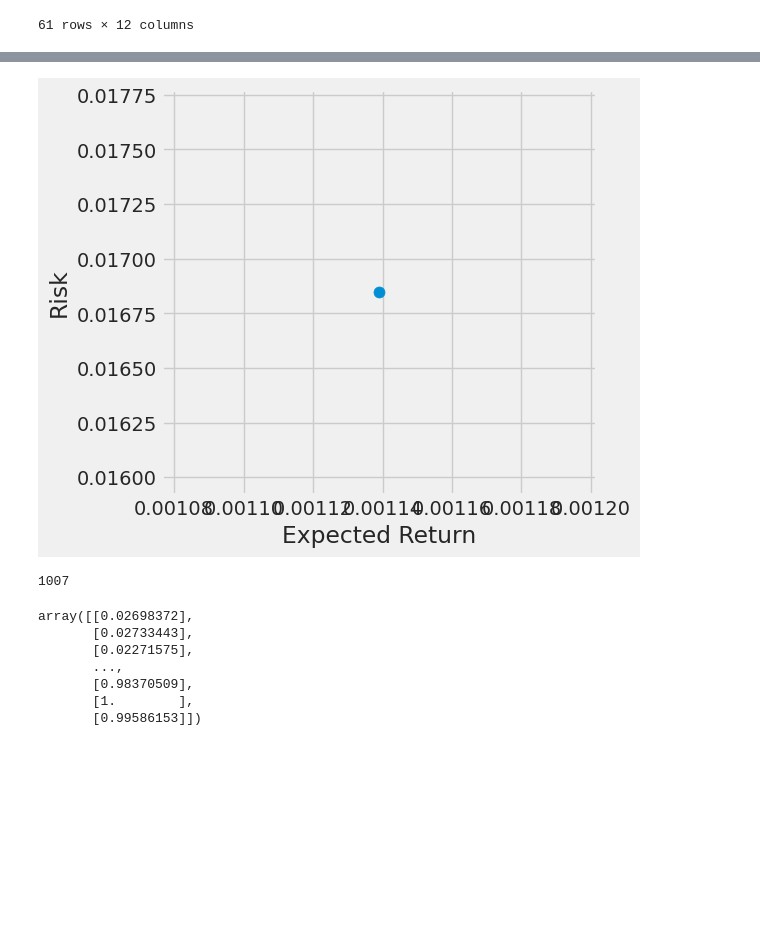
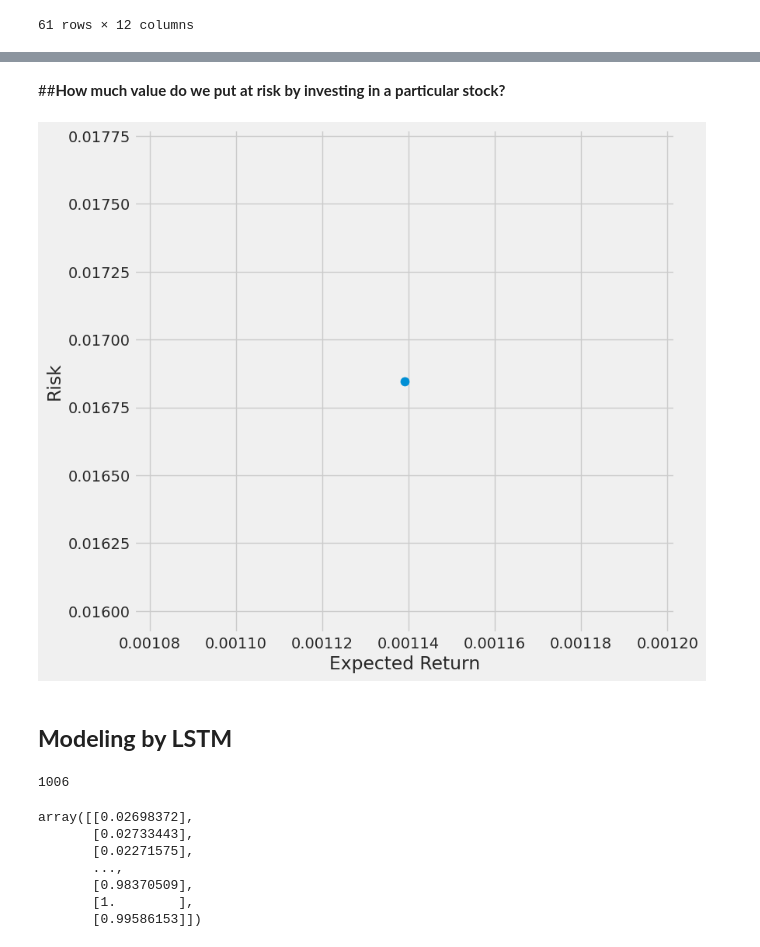
Before and after one commit to ady909/Stock-Prediction-Using-LSMT, a Jupyter notebook: Stock_Price_Prediction_using_LSMT.ipynb, the cells around one changed output, grey strips where cells are left out. Drawn from its saved outputs; the diff is of its cells as text; code cells hidden in the pictures; blank space fills up the shorter version.

```diff
--- a/Stock_Price_Prediction_using_LSMT.ipynb
+++ b/Stock_Price_Prediction_using_LSMT.ipynb
@@ -133,35 +175,40 @@ plt.show()
+# %% [markdown]
+##**How much value do we put at risk by investing in a particular stock?**
 # %%
 adjusted_close_returns = df['adjClose'].pct_change()
 
 # Remove NaN values
 returns = adjusted_close_returns.dropna()
 
 # Set marker area
 marker_area = np.pi * 20
 
 # Create a scatter plot
-plt.figure(figsize=(5, 5))
+plt.figure(figsize=(8,8))
 plt.scatter(returns.mean(), returns.std(), s=marker_area)
 
 # Label the axes
 plt.xlabel('Expected Return')
 plt.ylabel('Risk')
 
 # Display the plot
 plt.show()
 # %% [output]
-[figure, old version]
+[figure, new version]
+# %% [markdown]
+## **Modeling by LSTM**
 # %%
-# Create a new dataframe with only the 'Close column
-data = df.filter(['close'])
+# Create a new dataframe with only the 'Close' column
+data = df['close'].to_frame()
+
 # Convert the dataframe to a numpy array
 dataset = data.values
+
 # Get the number of rows to train the model on
-training_data_len = int(np.ceil( len(dataset) * .8 ))
-
+training_data_len = int(len(dataset) * 0.8)
 training_data_len
 # %% [output]
-1007
+1006
 # %%
 # Scale the data
 from sklearn.preprocessing import MinMaxScaler
```
Also changed, not shown: parts of 31 cells of this notebook.
